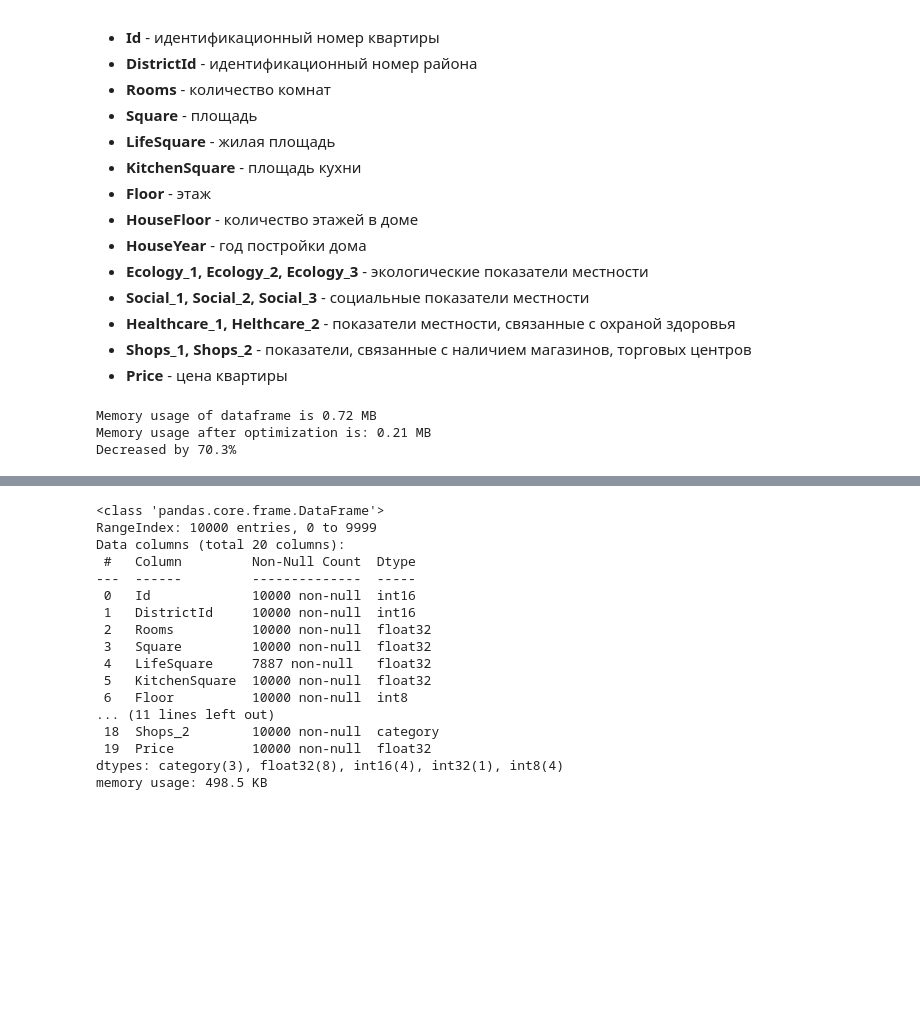
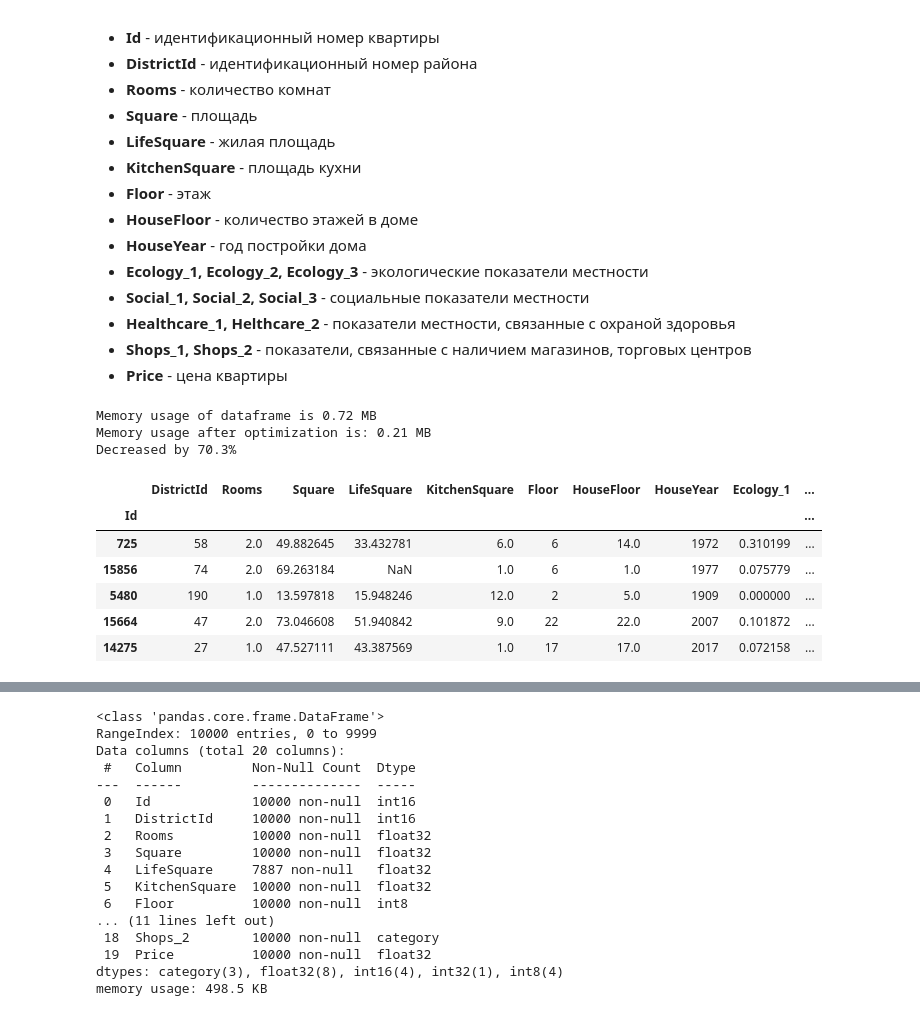
Before and after one commit to essentia2020/libraries, a Jupyter notebook: Capstone_project/capstone_project.ipynb, the cells around one changed output, grey strips where cells are left out. Saved outputs shown, nothing was run; the diff lists cells and outputs as text; code cells hidden in the pictures; blank space fills up the shorter version.

```diff
--- a/Capstone_project/capstone_project.ipynb
+++ b/Capstone_project/capstone_project.ipynb
@@ -63,11 +63,19 @@ def reduce_mem_usage(df):
 # %%
 df_test = pd.read_csv('test.csv')
 df_test = reduce_mem_usage(df_test)
 df_test.set_index('Id', inplace=True)
+df_test.head()
 # %% [output]
 Memory usage of dataframe is 0.72 MB
 Memory usage after optimization is: 0.21 MB
 Decreased by 70.3%
+|  | DistrictId | Rooms | Square | LifeSquare | KitchenSquare | Floor | HouseFloor | HouseYear | Ecology_1 | ... |
+| Id |  |  |  |  |  |  |  |  |  | ... |
+| 725 | 58 | 2.0 | 49.882645 | 33.432781 | 6.0 | 6 | 14.0 | 1972 | 0.310199 | ... |
+| 15856 | 74 | 2.0 | 69.263184 | NaN | 1.0 | 6 | 1.0 | 1977 | 0.075779 | ... |
+| 5480 | 190 | 1.0 | 13.597818 | 15.948246 | 12.0 | 2 | 5.0 | 1909 | 0.000000 | ... |
+| 15664 | 47 | 2.0 | 73.046608 | 51.940842 | 9.0 | 22 | 22.0 | 2007 | 0.101872 | ... |
+| 14275 | 27 | 1.0 | 47.527111 | 43.387569 | 1.0 | 17 | 17.0 | 2017 | 0.072158 | ... |
 # %%
 df_train = pd.read_csv('train.csv')
 df_train = reduce_mem_usage(df_train)
```
Also changed, not shown: parts of 30 cells of this notebook.
